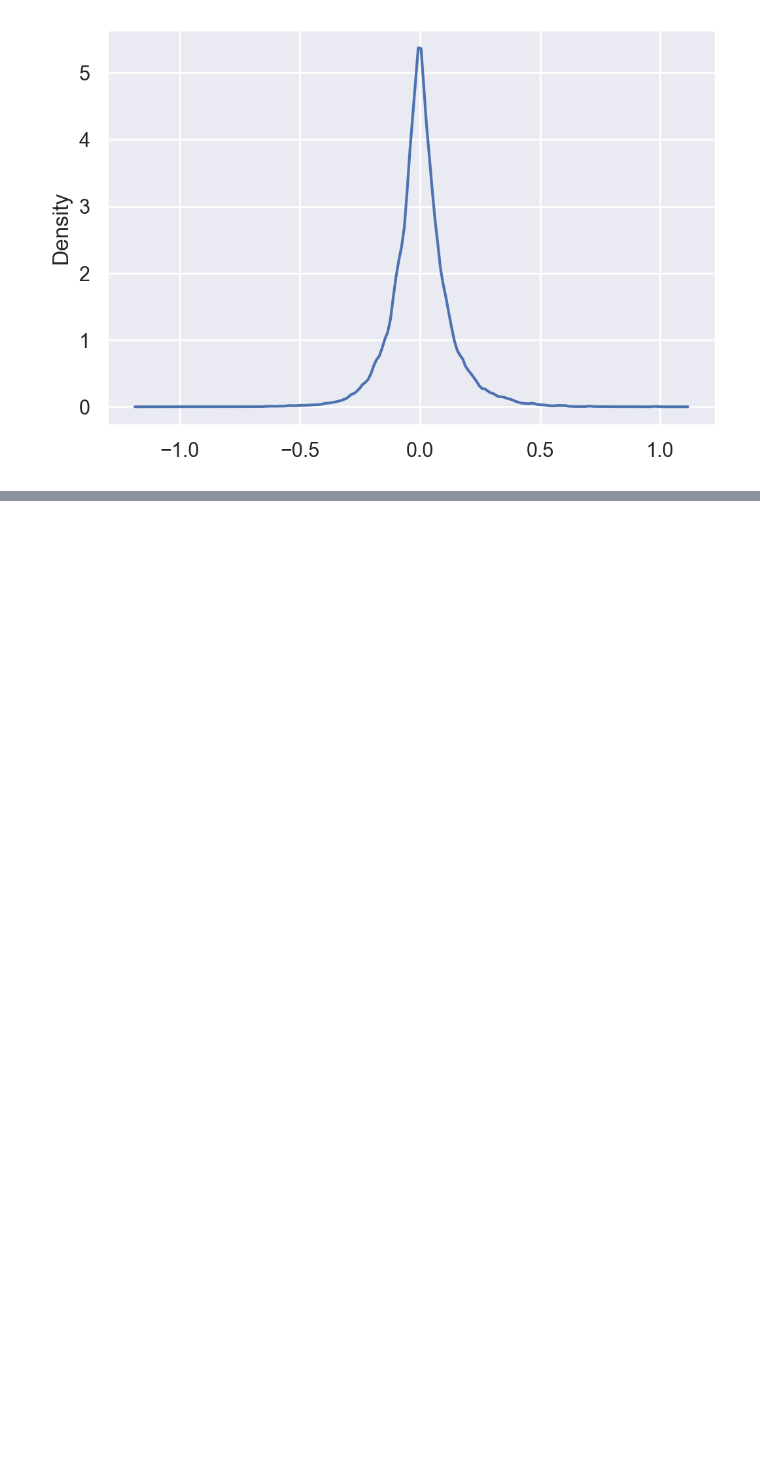
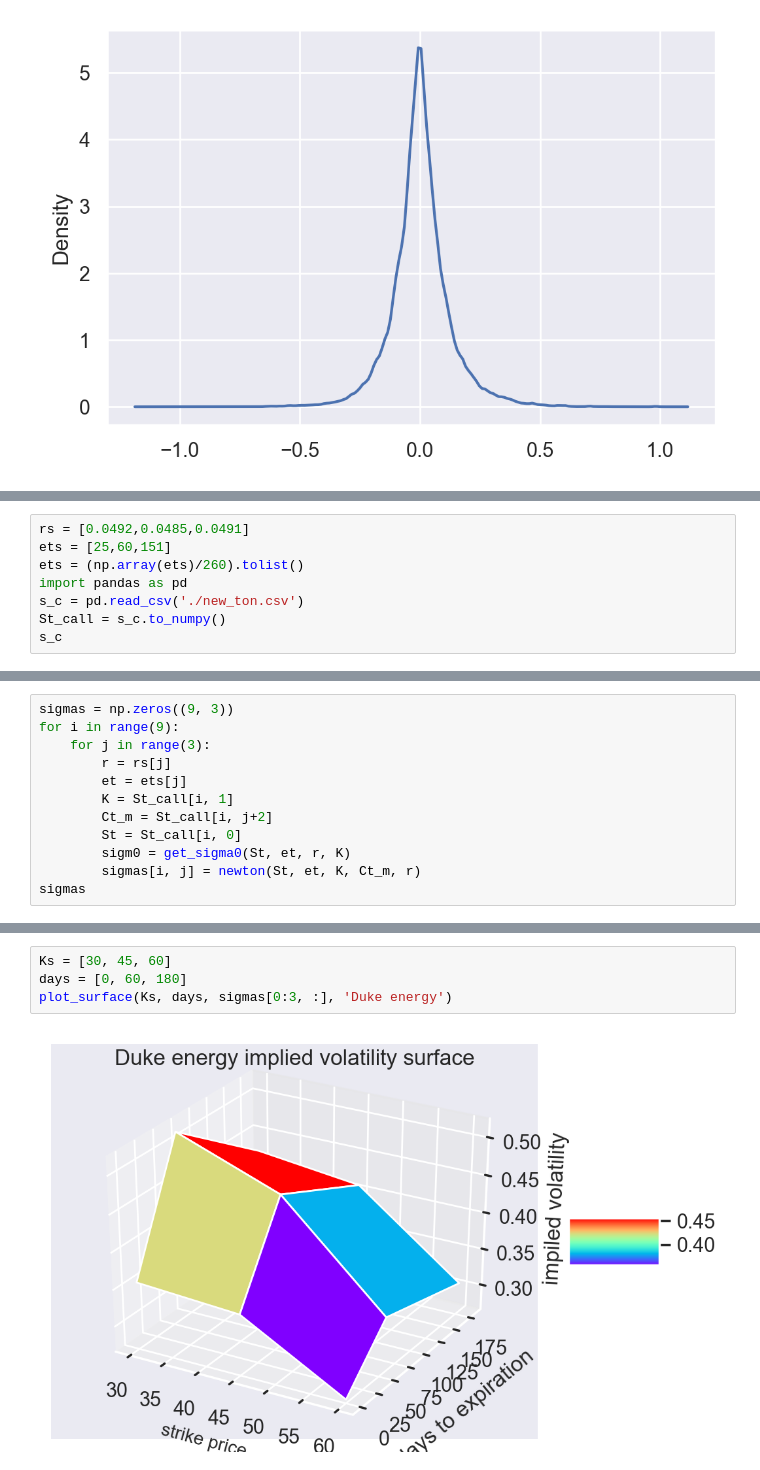
Before and after one commit to panyiming/Derivatives_pricing, a Jupyter notebook: hw2/hw2.ipynb, the cells around one changed output, grey strips where cells are left out. Saved outputs shown, nothing was run; the diff lists cells and outputs as text; blank space fills up the shorter version.

```diff
--- a/hw2/hw2.ipynb
+++ b/hw2/hw2.ipynb
@@ -183,0 +228,8 @@ sns.kdeplot(error)
+# %%
+rs = [0.0492,0.0485,0.0491]
+ets = [25,60,151]
+ets = (np.array(ets)/260).tolist()
+import pandas as pd
+s_c = pd.read_csv('./new_ton.csv')
+St_call = s_c.to_numpy()
+s_c
@@ -183,0 +248,12 @@ sns.kdeplot(error)
+# %%
+sigmas = np.zeros((9, 3))
+for i in range(9):
+    for j in range(3):
+        r = rs[j]
+        et = ets[j]
+        K = St_call[i, 1]
+        Ct_m = St_call[i, j+2]
+        St = St_call[i, 0]
+        sigm0 = get_sigma0(St, et, r, K)
+        sigmas[i, j] = newton(St, et, K, Ct_m, r)
+sigmas
@@ -183,0 +270,6 @@ sns.kdeplot(error)
+# %%
+Ks = [30, 45, 60]
+days = [0, 60, 180]
+plot_surface(Ks, days, sigmas[0:3, :], 'Duke energy')
+# %% [output]
+[figure, added]
```
Also changed, not shown: parts of 6 cells of this notebook, 1 other file.
